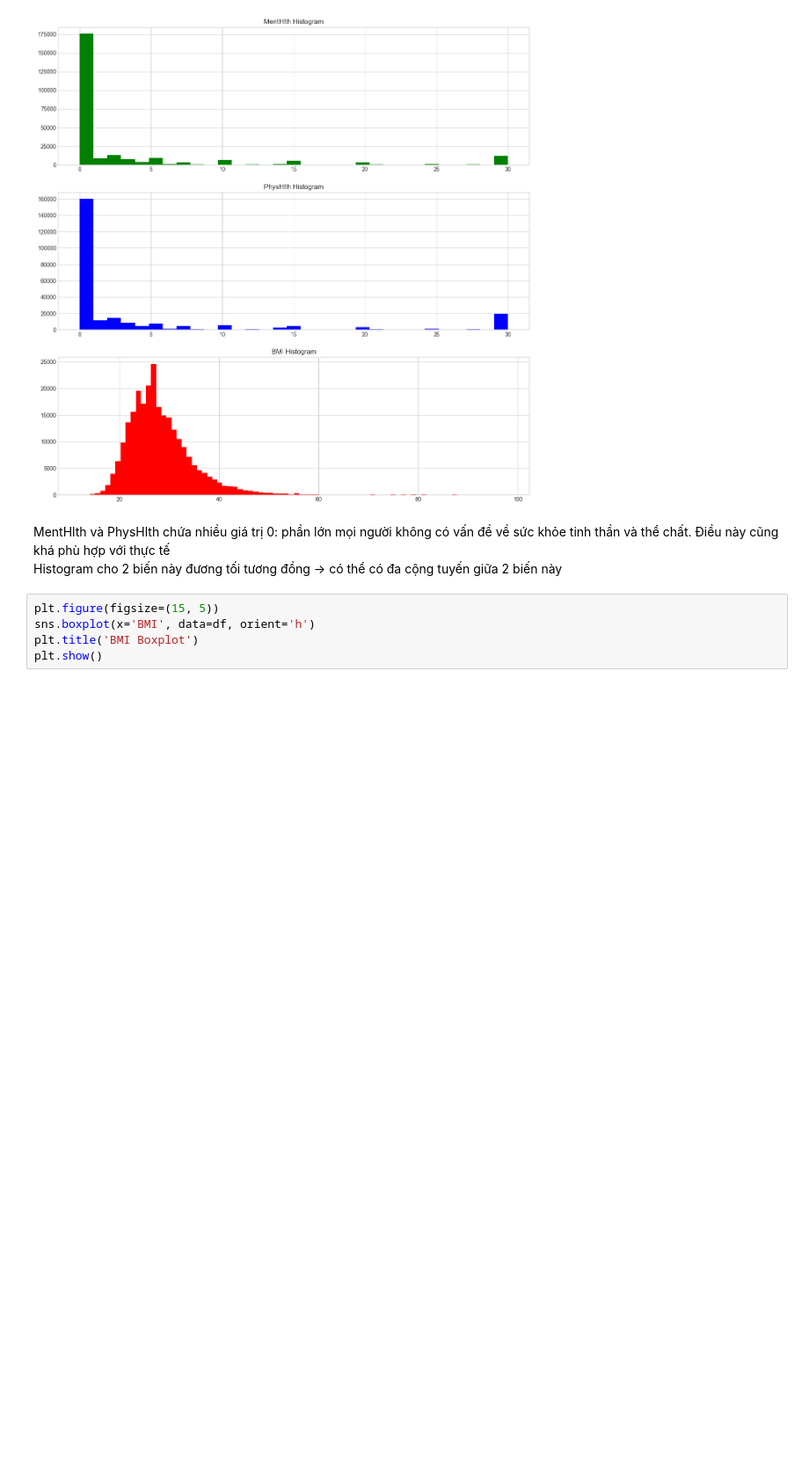
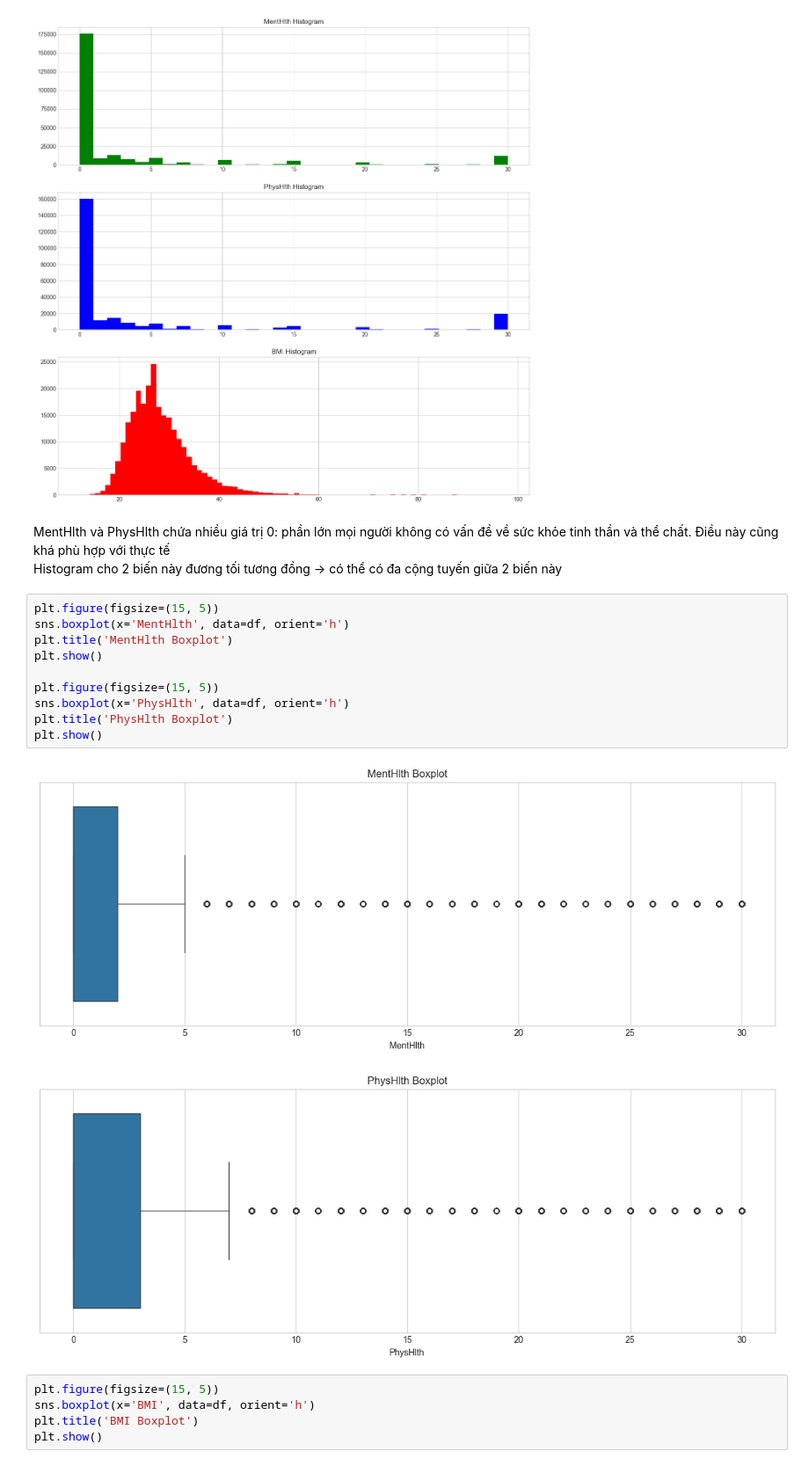
Before and after one commit to NgokNgo/Diabetes-Prediction, a Jupyter notebook: python_code/EDA.ipynb, the cells around one changed output. Shown at 88% size. Cells and saved outputs as stored; diff of their text form; blank space fills up the shorter version.

```diff
--- a/EDA_python.ipynb
+++ b/python_code/EDA.ipynb
@@ -103,6 +103,19 @@ plt.show()
 # %% [markdown]
 MentHlth và PhysHlth chứa nhiều giá trị 0: phần lớn mọi người không có vấn đề về sức khỏe tinh thần và thể chất. Điều này cũng khá phù hợp với thực tế
 Histogram cho 2 biến này đương tối tương đồng -> có thể có đa cộng tuyến giữa 2 biến này
+# %%
+plt.figure(figsize=(15, 5))
+sns.boxplot(x='MentHlth', data=df, orient='h')
+plt.title('MentHlth Boxplot')
+plt.show()
+
+plt.figure(figsize=(15, 5))
+sns.boxplot(x='PhysHlth', data=df, orient='h')
+plt.title('PhysHlth Boxplot')
+plt.show()
+# %% [output]
+[figure, added]
+[figure, added]
 # %%
 plt.figure(figsize=(15, 5))
 sns.boxplot(x='BMI', data=df, orient='h')
```
Also changed, not shown: parts of 22 cells of this notebook, 3 other files.
